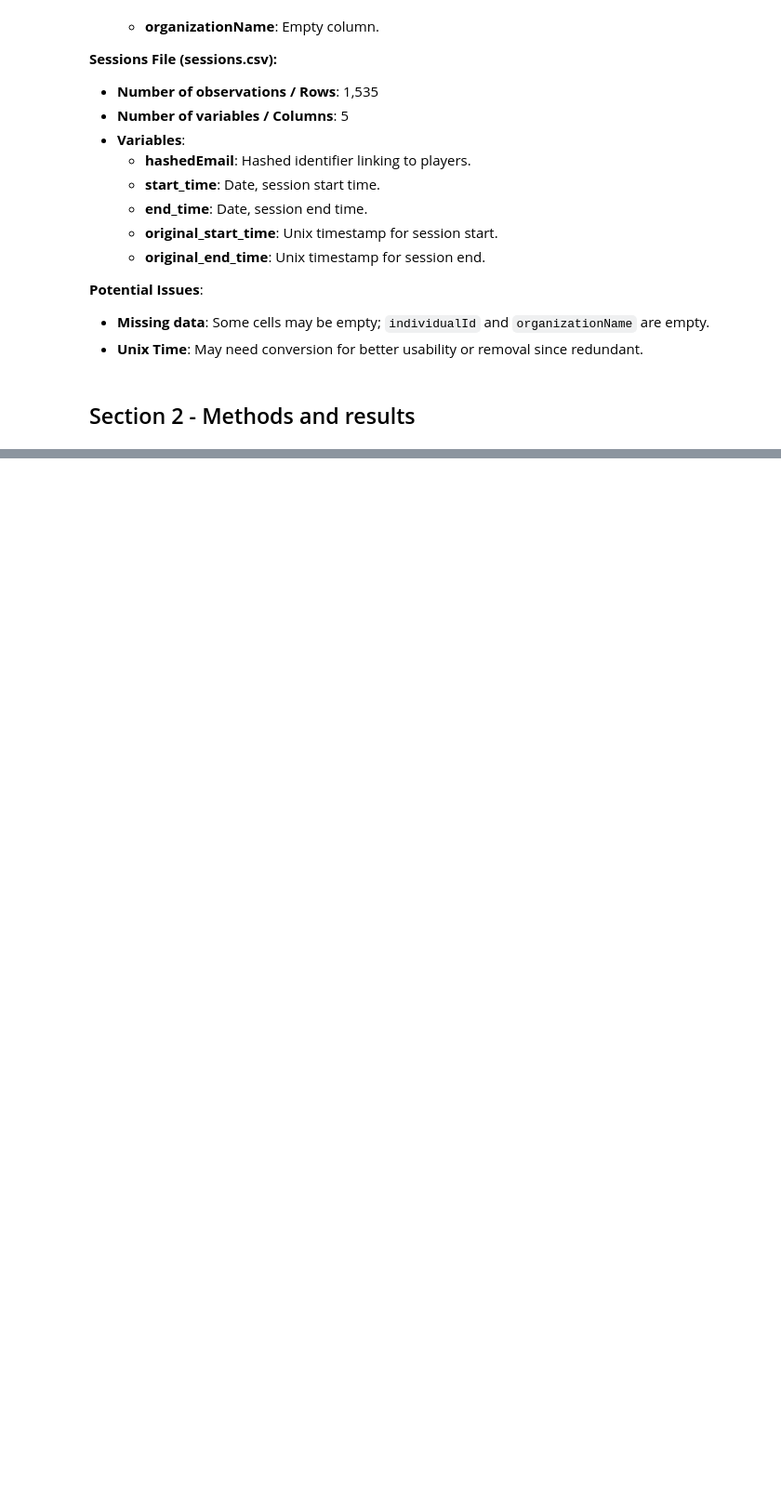
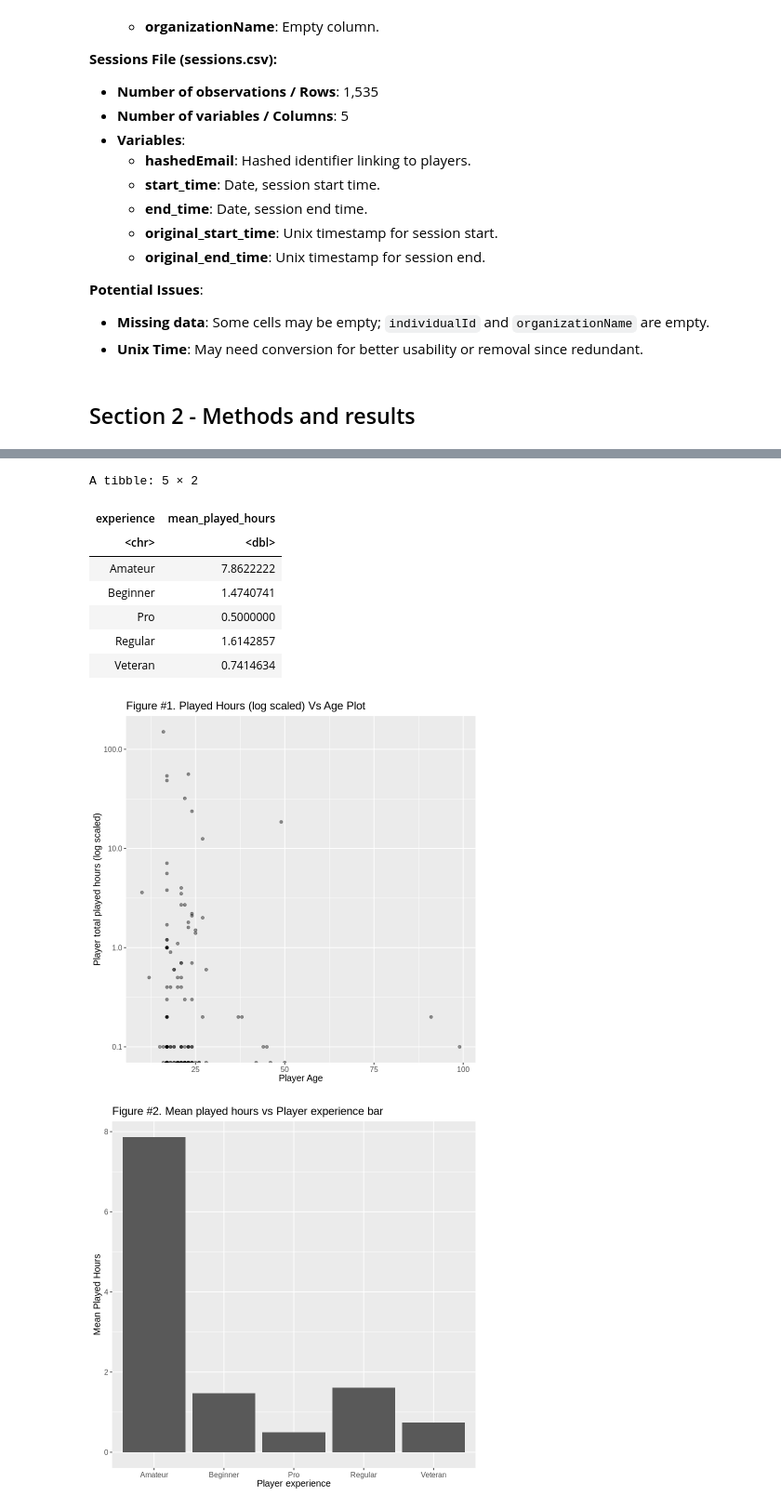
Before and after one commit to Pouya2077/dsci-project, a Jupyter notebook: group-project.ipynb, the cells around one changed output, grey strips where cells are left out. Shown at 93% size. Saved outputs shown, nothing was run; the diff lists cells and outputs as text; code cells hidden in the pictures; blank space fills up the shorter version.

Commit message:
Changes
Graph figures
set seeds
explanations

```diff
--- a/group-project.ipynb
+++ b/group-project.ipynb
@@ -238,0 +148,39 @@ A tibble: 1 × 7
+# %%
+set.seed(2020)
+
+# split data to training and testing
+
+
+player_split <- initial_split(player_data, prop = 0.75, strata = played_hours)
+player_train <- training(player_split)
+player_test <- testing(player_split)
+
+
+played_hours_vs_age_plot <- player_train |>
+                        ggplot(aes(x=age, y=played_hours)) +
+                        geom_point(alpha=0.4) +
+                        labs(x="Player Age", y= "Player total played hours (log scaled)") +
+                        ggtitle("Figure #1. Played Hours (log scaled) Vs Age Plot") +
+                        theme(text = element_text(size = 12)) +
+                        scale_y_log10()
+
+played_hours_vs_age_plot
+
+
+
+mean_played_hours_and_experience <- group_by(player_train, experience) |>
+                                    summarize(mean_played_hours = mean(played_hours))
+
+mean_played_hours_and_experience
+
+
+mean_played_hours_vs_experience_bar <- ggplot(mean_played_hours_and_experience, aes(x=experience, y= mean_played_hours)) +
+                    		geom_bar(stat= "identity") +
+                            labs(x = "Player experience",
+                               y = "Mean Played Hours",
+                              title = "Figure #2. Mean played hours vs Player experience bar") +
+                              theme(text = element_text(size = 12))
+mean_played_hours_vs_experience_bar
+
+#visualizations for pre-predictions
+# %% [output]
@@ -238,0 +189,10 @@ A tibble: 1 × 7
+A tibble: 5 × 2
+| experience | mean_played_hours |
+| <chr> | <dbl> |
+| Amateur | 7.8622222 |
+| Beginner | 1.4740741 |
+| Pro | 0.5000000 |
+| Regular | 1.6142857 |
+| Veteran | 0.7414634 |
+[figure, added]
+[figure, added]
```
Also changed, not shown: parts of 10 cells of this notebook.
